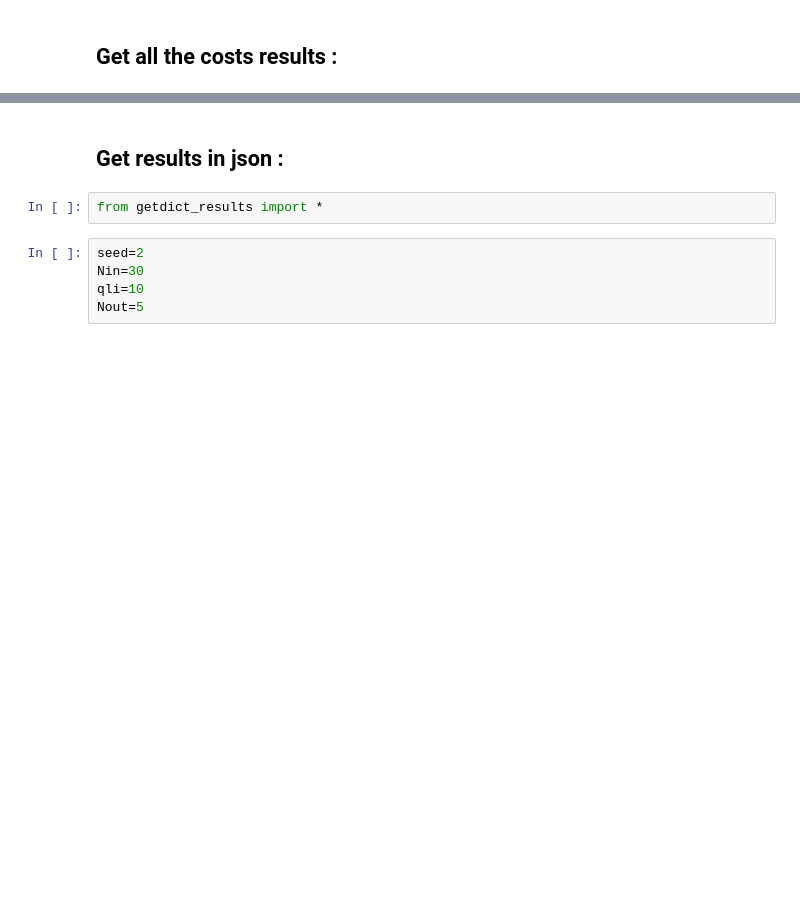
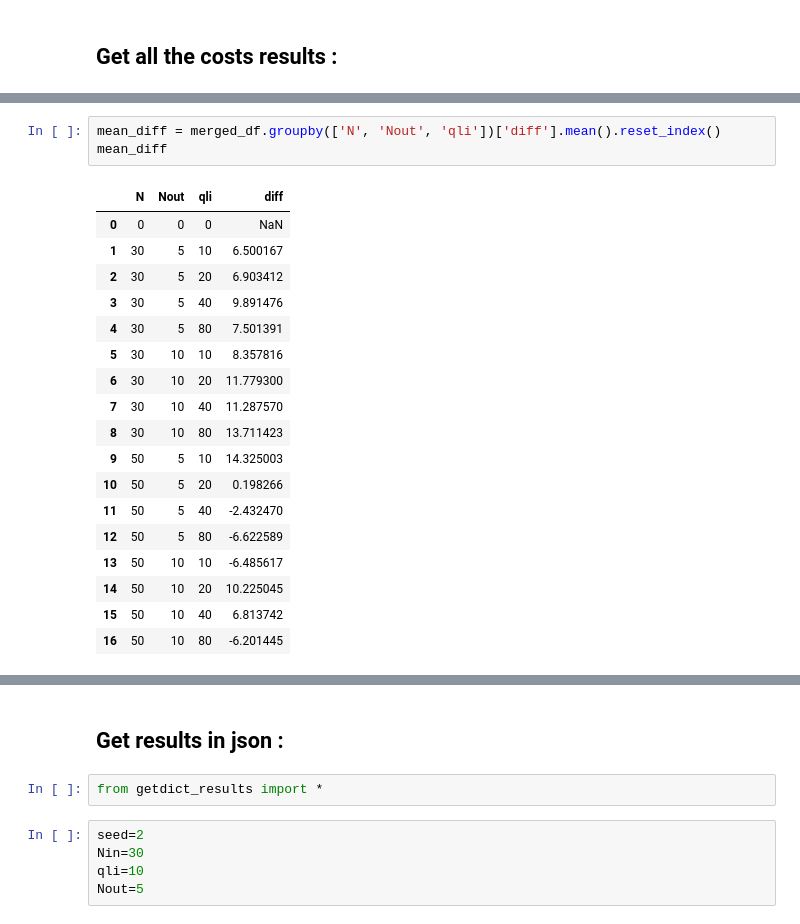
Before and after one commit to Loic-Ker/MCBAP-multi-port-berth-allocation-problem, a Jupyter notebook: my_code/results_analysis/all_results_analysis.ipynb, the cells around one changed output, grey strips where cells are left out. Cells and saved outputs as stored; diff of their text form; blank space fills up the shorter version.

```diff
--- a/my_code/results_analysis/all_results_analysis.ipynb
+++ b/my_code/results_analysis/all_results_analysis.ipynb
@@ -60,0 +50,22 @@ len(merged_df[merged_df["diff"]>0])
+# %%
+mean_diff = merged_df.groupby(['N', 'Nout', 'qli'])['diff'].mean().reset_index()
+mean_diff
+# %% [output]
+|  | N | Nout | qli | diff |
+| 0 | 0 | 0 | 0 | NaN |
+| 1 | 30 | 5 | 10 | 6.500167 |
+| 2 | 30 | 5 | 20 | 6.903412 |
+| 3 | 30 | 5 | 40 | 9.891476 |
+| 4 | 30 | 5 | 80 | 7.501391 |
+| 5 | 30 | 10 | 10 | 8.357816 |
+| 6 | 30 | 10 | 20 | 11.779300 |
+| 7 | 30 | 10 | 40 | 11.287570 |
+| 8 | 30 | 10 | 80 | 13.711423 |
+| 9 | 50 | 5 | 10 | 14.325003 |
+| 10 | 50 | 5 | 20 | 0.198266 |
+| 11 | 50 | 5 | 40 | -2.432470 |
+| 12 | 50 | 5 | 80 | -6.622589 |
+| 13 | 50 | 10 | 10 | -6.485617 |
+| 14 | 50 | 10 | 20 | 10.225045 |
+| 15 | 50 | 10 | 40 | 6.813742 |
+| 16 | 50 | 10 | 80 | -6.201445 |
```
Also changed, not shown: parts of 6 cells of this notebook.
